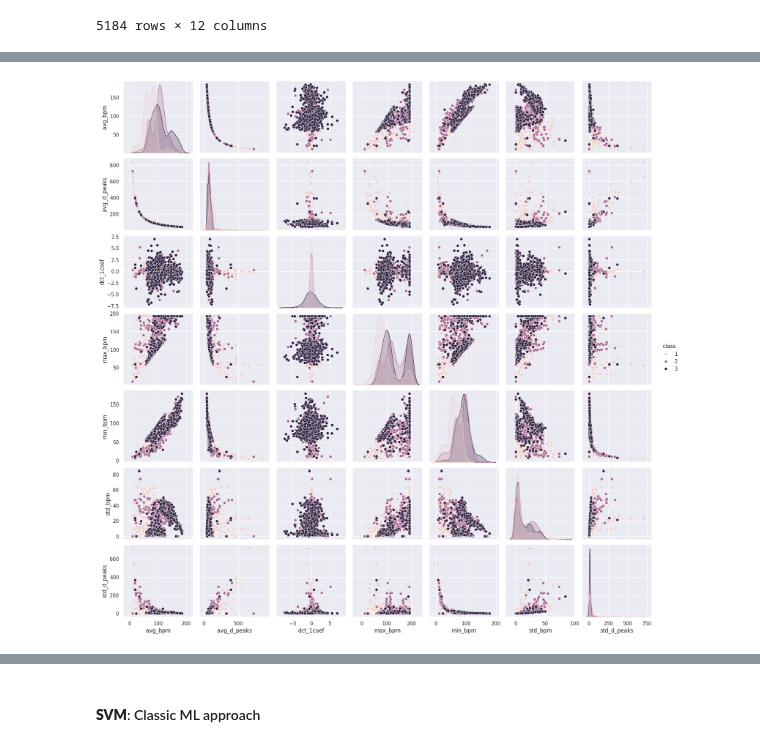
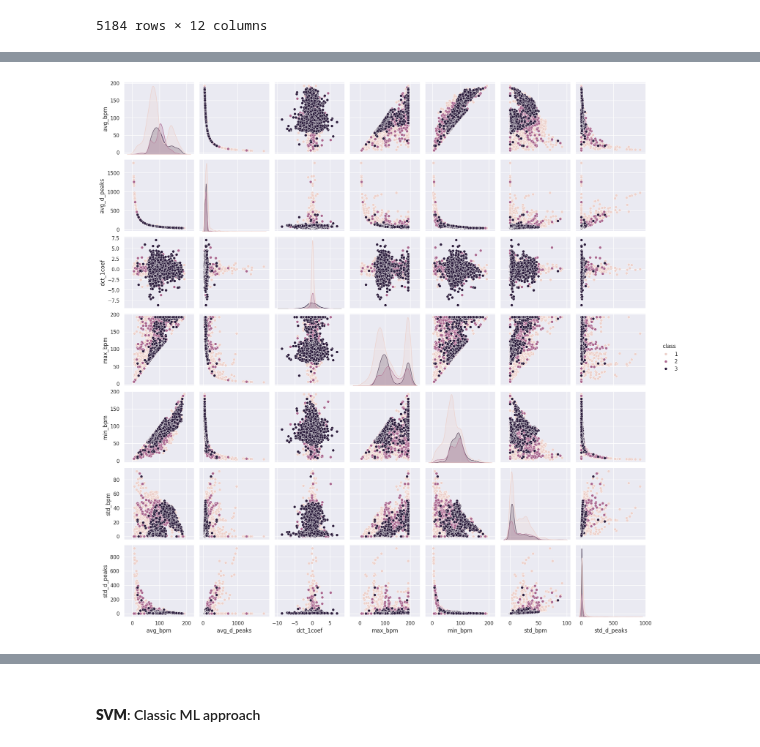
Before and after one commit to Javimh18/RESPT, a Jupyter notebook: Part-I/Lab3/lab3.ipynb, the cells around one changed output, grey strips where cells are left out. Cells and saved outputs as stored; diff of their text form; code cells hidden in the pictures.

```diff
--- a/Part-I/Lab3/lab3.ipynb
+++ b/Part-I/Lab3/lab3.ipynb
@@ -395,5 +539,5 @@ __FFT and DCT__
 # %%
 df_ecg_data['fft'] = df_ecg_data['ecg_data'].apply(lambda x: fftshift(fft(x).real))
-df_ecg_data['dct'] = df_ecg_data['fft'].apply(lambda x: dct(rfft(20*np.log(np.abs(x)), n=2, norm='ortho')))
+df_ecg_data['dct'] = df_ecg_data['ecg_data'].apply(lambda x: dct(fftshift(fft(20*np.log(np.abs(x)), n=2, norm='ortho'))))
 df_ecg_data['dct_orig'] = df_ecg_data['fft'].apply(lambda x: dct(x, n=2, norm='ortho'))
 df_ecg_data['dct_1coef'] = df_ecg_data['fft'].apply(lambda x: dct(x, n=2, norm='ortho')[0])
@@ -414,9 +566,9 @@ df_test = df_test.drop(columns=['sampled_from', 'n_chunk'])
 # %%
 import seaborn as sns; sns.set()
 
-df_pairplot = df_train[df_train.columns.difference(['deriv1', 'deriv2', 'fft', 'dct', 'ecg_data', 'dct_orig'])]
+df_pairplot = df_ecg_data[df_ecg_data.columns.difference(['deriv1', 'deriv2', 'fft', 'dct', 'ecg_data', 'dct_orig','sampled_from', 'n_chunk'])]
 _ = sns.pairplot(df_pairplot, hue='class')
 
 plt.show()
 # %% [output]
-[figure, old version]
+[figure, new version]
```
Also changed, not shown: parts of 59 cells of this notebook.
